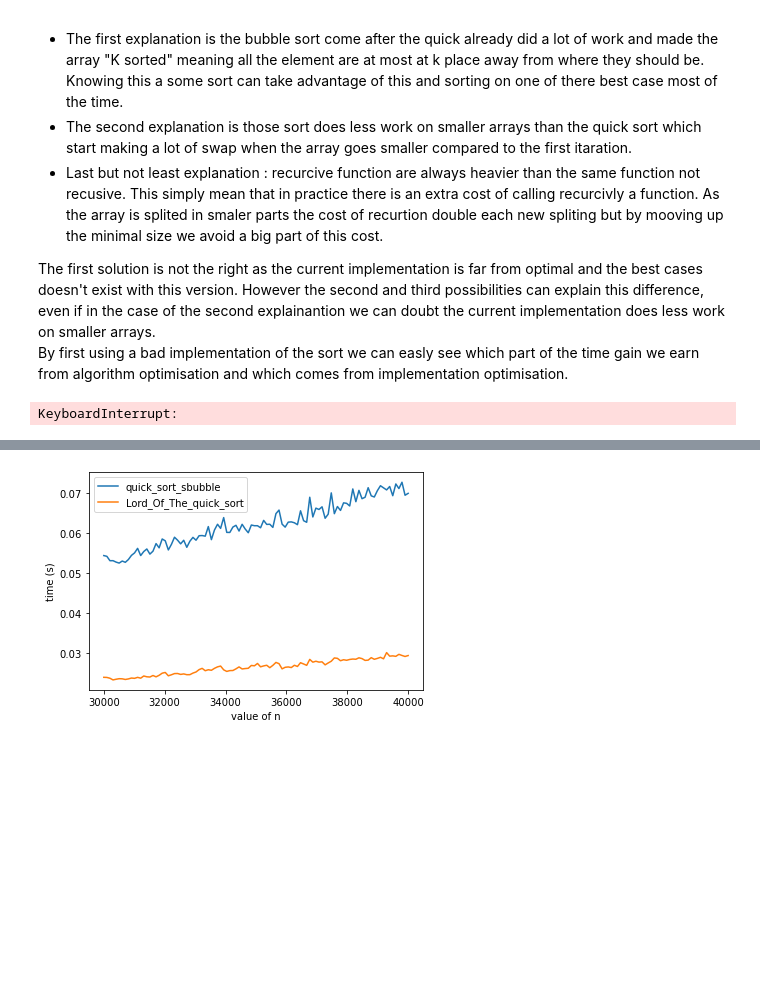
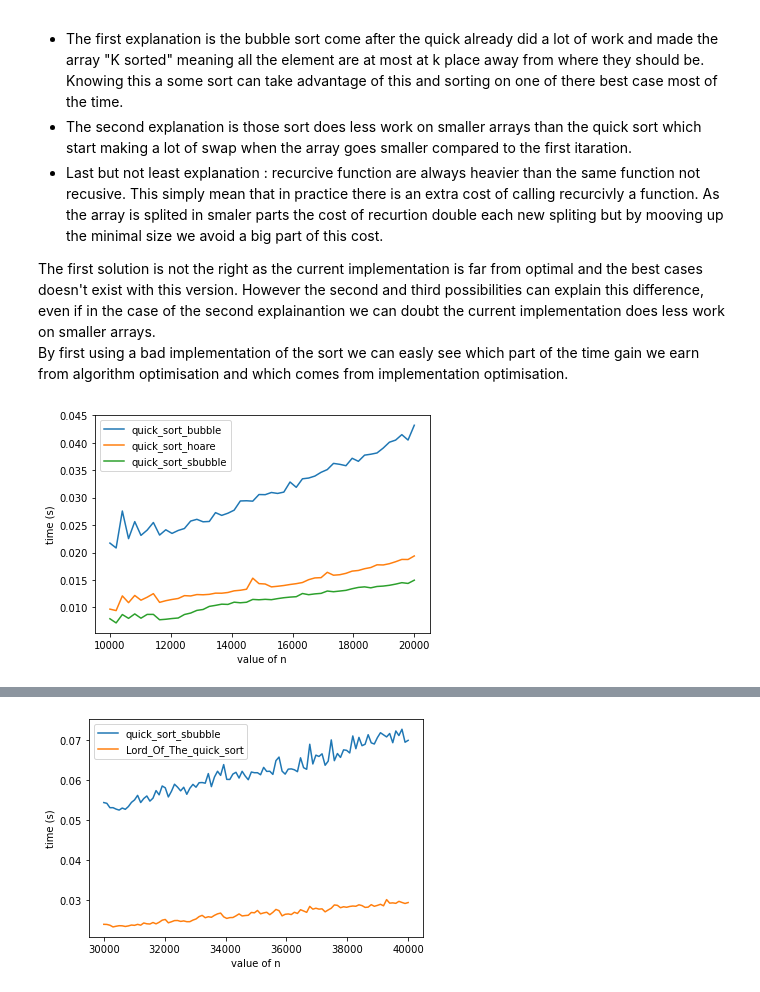
Before and after one commit to galyfray/IT41_TH1, a Jupyter notebook: Question2.ipynb, the cells around one changed output, grey strips where cells are left out. Cells and saved outputs as stored; diff of their text form; code cells hidden in the pictures; blank space fills up the shorter version.

Commit message:
warmup done les graph serons juste

```diff
--- a/Question2.ipynb
+++ b/Question2.ipynb
@@ -143,7 +143,11 @@ def logEmpty(n):
         n/=2
         i+=1
 
-def plotTime(funList,points,argProvider,plot,repeat:int = 10):
+def plotTime(funList,points,argProvider,plot,repeat:int = 10,warm=False):
+    def warmFun(*args):
+        return funList[1](*args)
+    if(warm):
+        funList.insert(0,warmFun)
     timeVal={fun.__name__:[0]*len(points) for fun in funList}
 
     for (i,v) in enumerate(points):
@@ -155,8 +159,11 @@ def plotTime(funList,points,argProvider,plot,repeat:int = 10):
         for fun in funList:
             timeVal[fun.__name__][i] /= repeat
 
+    funlist.remove(warmFun)
+
     for fun in funList:
         plot.plot(points,timeVal[fun.__name__],label=fun.__name__)
+
     plt.xlabel("value of n")
     plt.ylabel("time (s)")
     plot.legend()
@@ -399,7 +406,7 @@ def quick_sort_sbubble(data,start=0,end=None,threshold=10):
     quick_sort_sbubble(data,j+1,end)
     return(data)
 # %%
-plotTime([quick_sort_bubble,quick_sort_hoare,quick_sort_sbubble],linspace(80000,90000,100),lambda n:[array[:n]],plt)
+plotTime([quick_sort_bubble,quick_sort_hoare,quick_sort_sbubble],linspace(10000,20000,50),lambda n:[array[:n]],plt)
 plt.show()
 # %% [output]
-KeyboardInterrupt:
+[figure, added]
```
Also changed, not shown: parts of 2 cells of this notebook.
